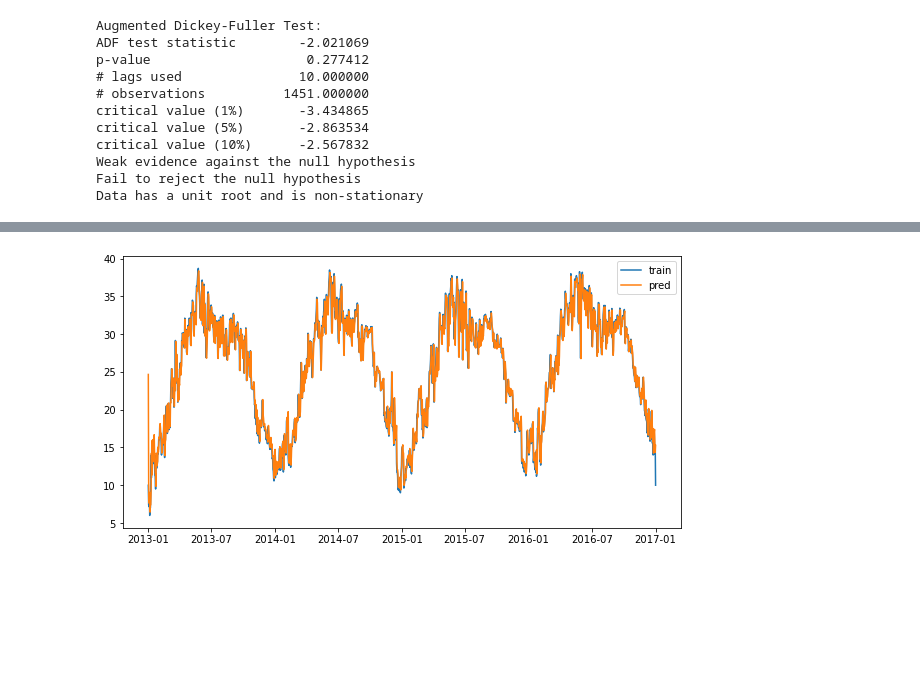
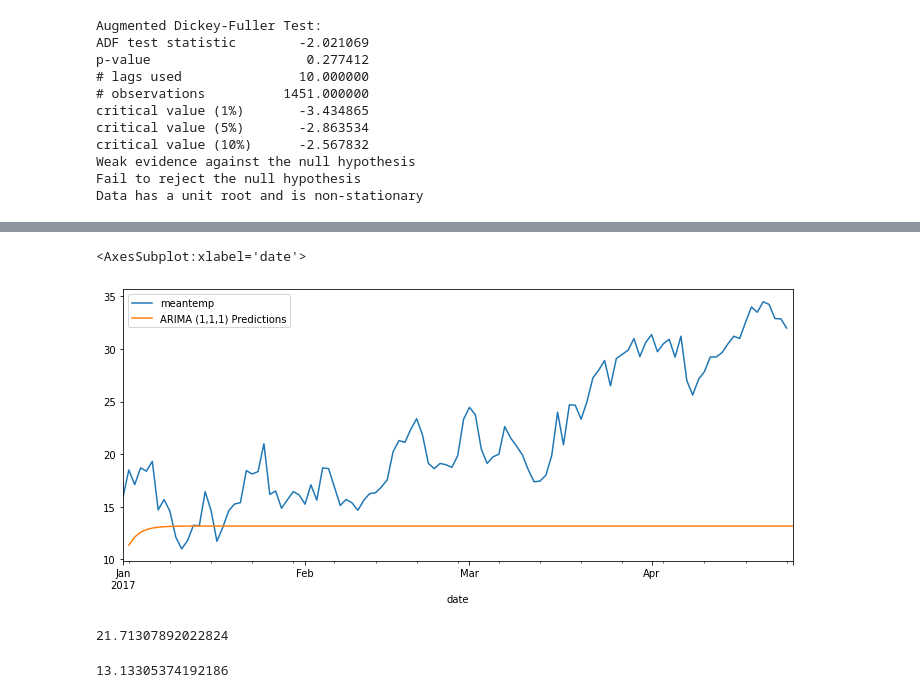
Before and after one commit to CruddyInstance/time_series_prediction, a Jupyter notebook: Climate Change Timeseries.ipynb, the cells around one changed output, grey strips where cells are left out. Cells and saved outputs as stored; diff of their text form; code cells hidden in the pictures; blank space fills up the shorter version.

```diff
--- a/Climate Change Timeseries.ipynb
+++ b/Climate Change Timeseries.ipynb
@@ -137,4 +144,4 @@ ax.legend();
 # %%
 from statsmodels.tsa.arima.model import ARIMA
 # %%
-arima = ARIMA(train['meantemp'], order=(1,0,0))
+model = ARIMA(train['meantemp'], order = (1,1,1)).fit()
@@ -145,7 +148,19 @@ pred_ar1 = arima_result.predict(start = train.index[0], end = train.index[-1])
-# %%
-fig, ax = plt.subplots(figsize = (10,5))
-ax.plot(train.index, train['meantemp'], label = 'train')
-ax.plot(train.index,pred_ar1,label='pred')
-ax.legend();
-# %% [output]
-[figure, removed]
+# %%
+start = len(train)
+end = len(train) + len(test) - 1
+# %%
+predictions = model.predict(start, end).rename("ARIMA (1,1,1) Predictions")
+# %%
+test['meantemp'].plot(figsize=(12,5), legend= True)
+predictions.plot(legend = True)
+# %% [output]
+<AxesSubplot:xlabel='date'>
+[figure, added]
+# %%
+test['meantemp'].mean()
+# %% [output]
+21.71307892022824
+# %%
+predictions.mean()
+# %% [output]
+13.13305374192186
```
Also changed, not shown: parts of 10 cells of this notebook.
